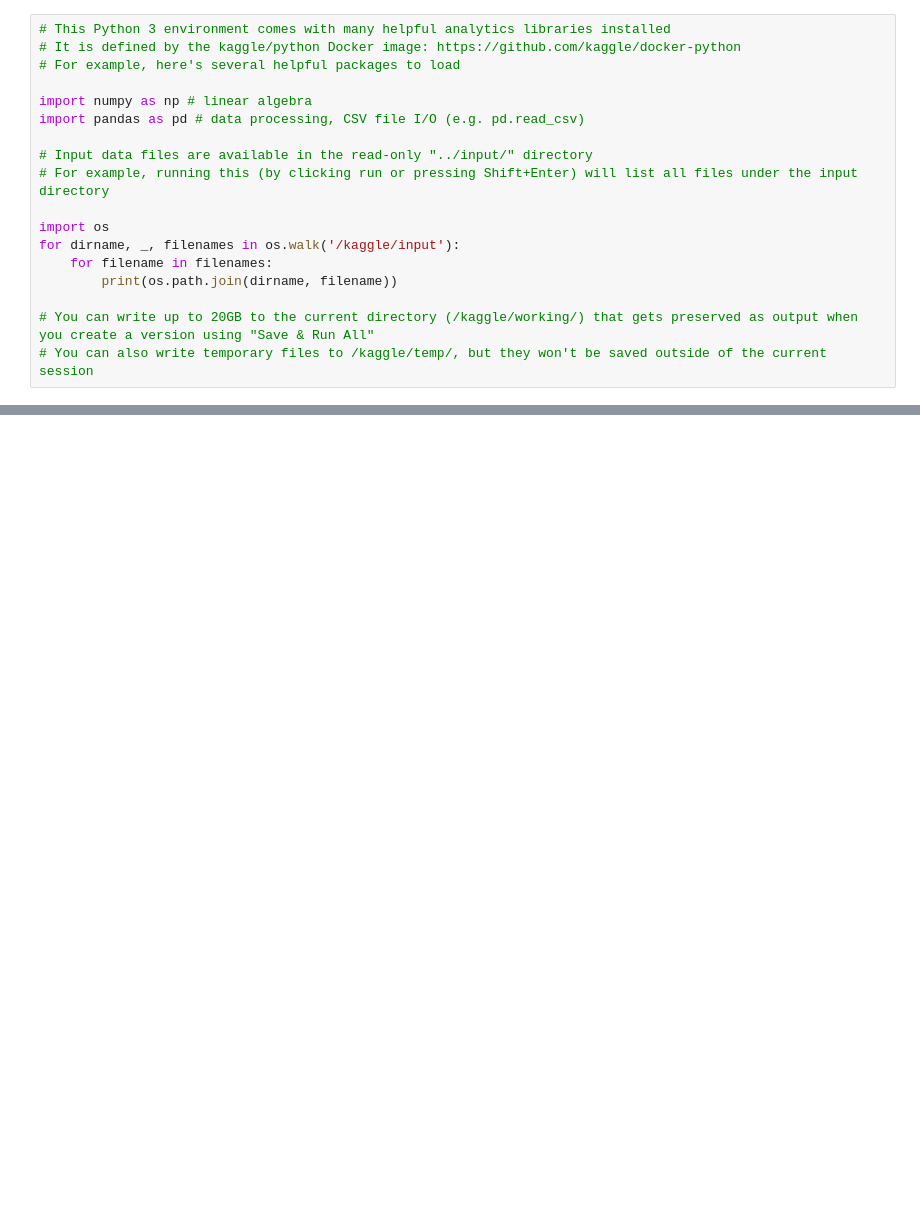
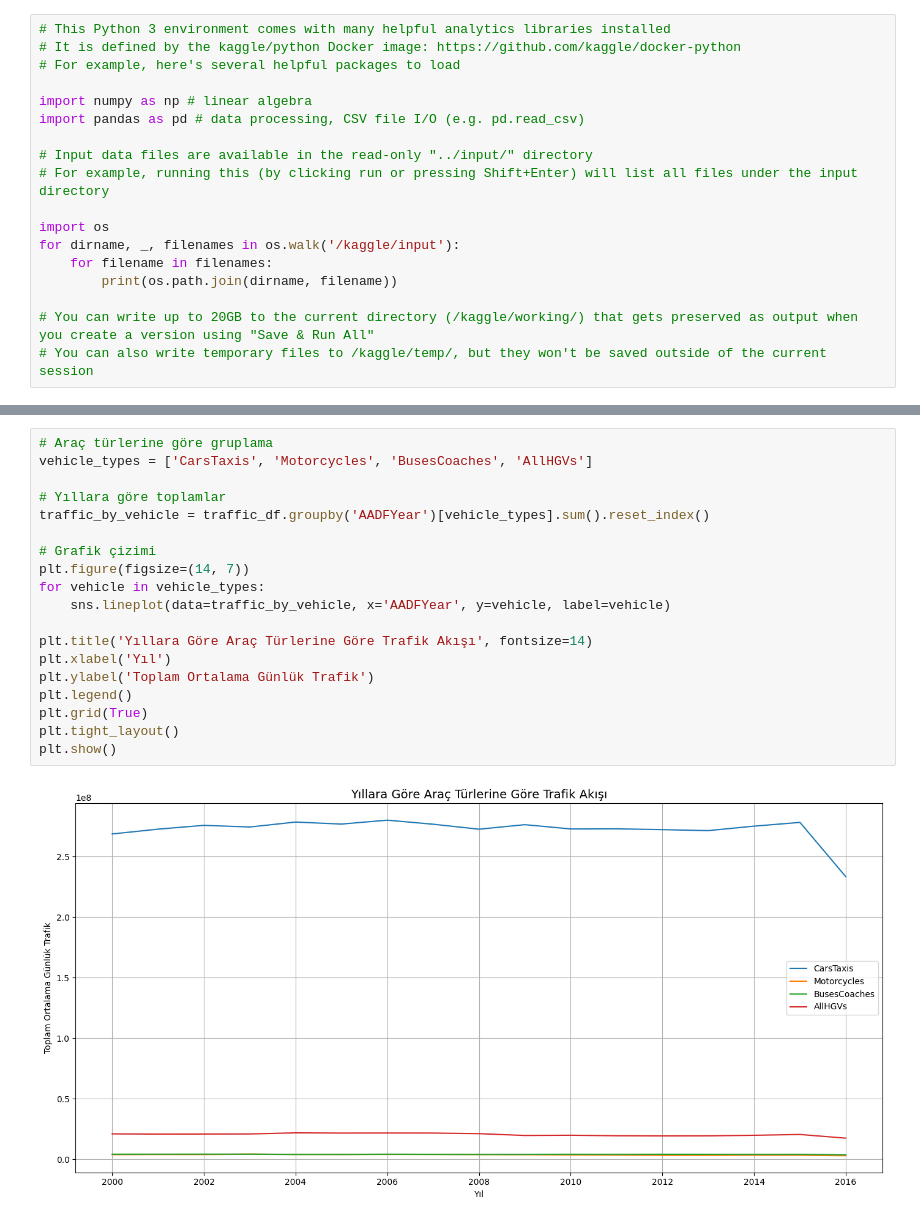
Before and after one commit to ertecino/Trafik-Kazalar-Analizi, a Jupyter notebook: trafik-kazalar-analizi.ipynb, the cells around one changed output, grey strips where cells are left out. Saved outputs shown, nothing was run; the diff lists cells and outputs as text; blank space fills up the shorter version.

```diff
--- a/trafik-kazalar-analizi.ipynb
+++ b/trafik-kazalar-analizi.ipynb
@@ -59,0 +166,21 @@ check_missing(accidents, "Kazalar")
+# %%
+# Araç türlerine göre gruplama
+vehicle_types = ['CarsTaxis', 'Motorcycles', 'BusesCoaches', 'AllHGVs']
+
+# Yıllara göre toplamlar
+traffic_by_vehicle = traffic_df.groupby('AADFYear')[vehicle_types].sum().reset_index()
+
+# Grafik çizimi
+plt.figure(figsize=(14, 7))
+for vehicle in vehicle_types:
+    sns.lineplot(data=traffic_by_vehicle, x='AADFYear', y=vehicle, label=vehicle)
+
+plt.title('Yıllara Göre Araç Türlerine Göre Trafik Akışı', fontsize=14)
+plt.xlabel('Yıl')
+plt.ylabel('Toplam Ortalama Günlük Trafik')
+plt.legend()
+plt.grid(True)
+plt.tight_layout()
+plt.show()
+# %% [output]
+[figure, added]
```
Also changed, not shown: parts of 48 cells of this notebook.
